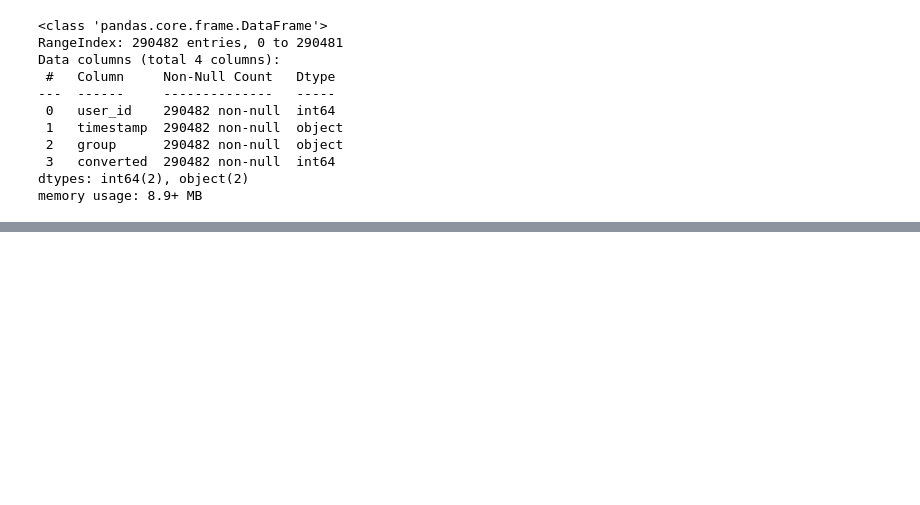
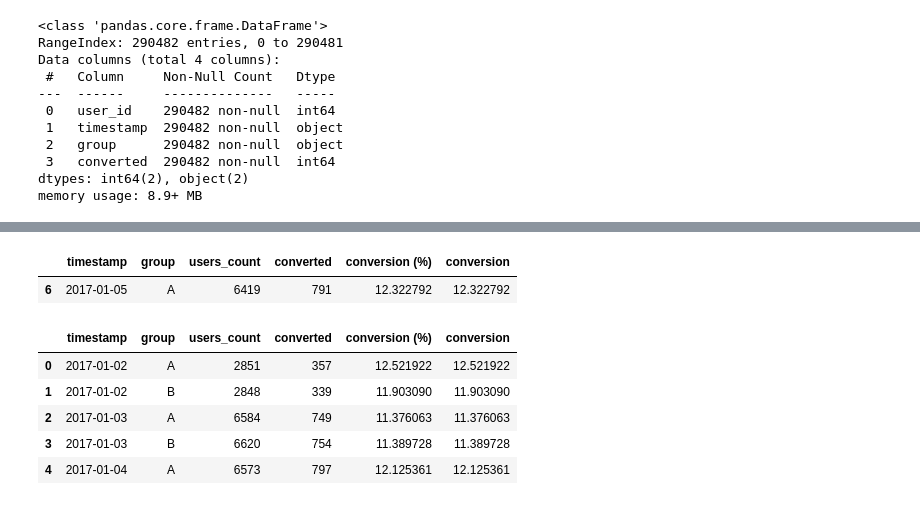
Before and after one commit to lastinm/ml_hw_notebooks, a Jupyter notebook: Модуль_4_AB_тестирование.ipynb, the cells around one changed output, grey strips where cells are left out. Drawn from its saved outputs; the diff is of its cells as text; code cells hidden in the pictures; blank space fills up the shorter version.

```diff
--- a/Модуль_4_AB_тестирование.ipynb
+++ b/Модуль_4_AB_тестирование.ipynb
@@ -38,0 +75,16 @@ ab_data['timestamp'] = pd.to_datetime(ab_data['timestamp'], format='%Y-%m-%d')
+# %%
+# Извлечение значения для группы A на 5 января 2017 года
+result = daily_data.loc[(daily_data['timestamp'] == '2017-01-05') & (daily_data['group'] == 'A')]
+result
+# %% [output]
+|  | timestamp | group | users_count | converted | conversion (%) | conversion |
+| 6 | 2017-01-05 | A | 6419 | 791 | 12.322792 | 12.322792 |
+# %%
+display(daily_data.head())
+# %% [output]
+|  | timestamp | group | users_count | converted | conversion (%) | conversion |
+| 0 | 2017-01-02 | A | 2851 | 357 | 12.521922 | 12.521922 |
+| 1 | 2017-01-02 | B | 2848 | 339 | 11.903090 | 11.903090 |
+| 2 | 2017-01-03 | A | 6584 | 749 | 11.376063 | 11.376063 |
+| 3 | 2017-01-03 | B | 6620 | 754 | 11.389728 | 11.389728 |
+| 4 | 2017-01-04 | A | 6573 | 797 | 12.125361 | 12.125361 |
```
Also changed, not shown: parts of 12 cells of this notebook.
